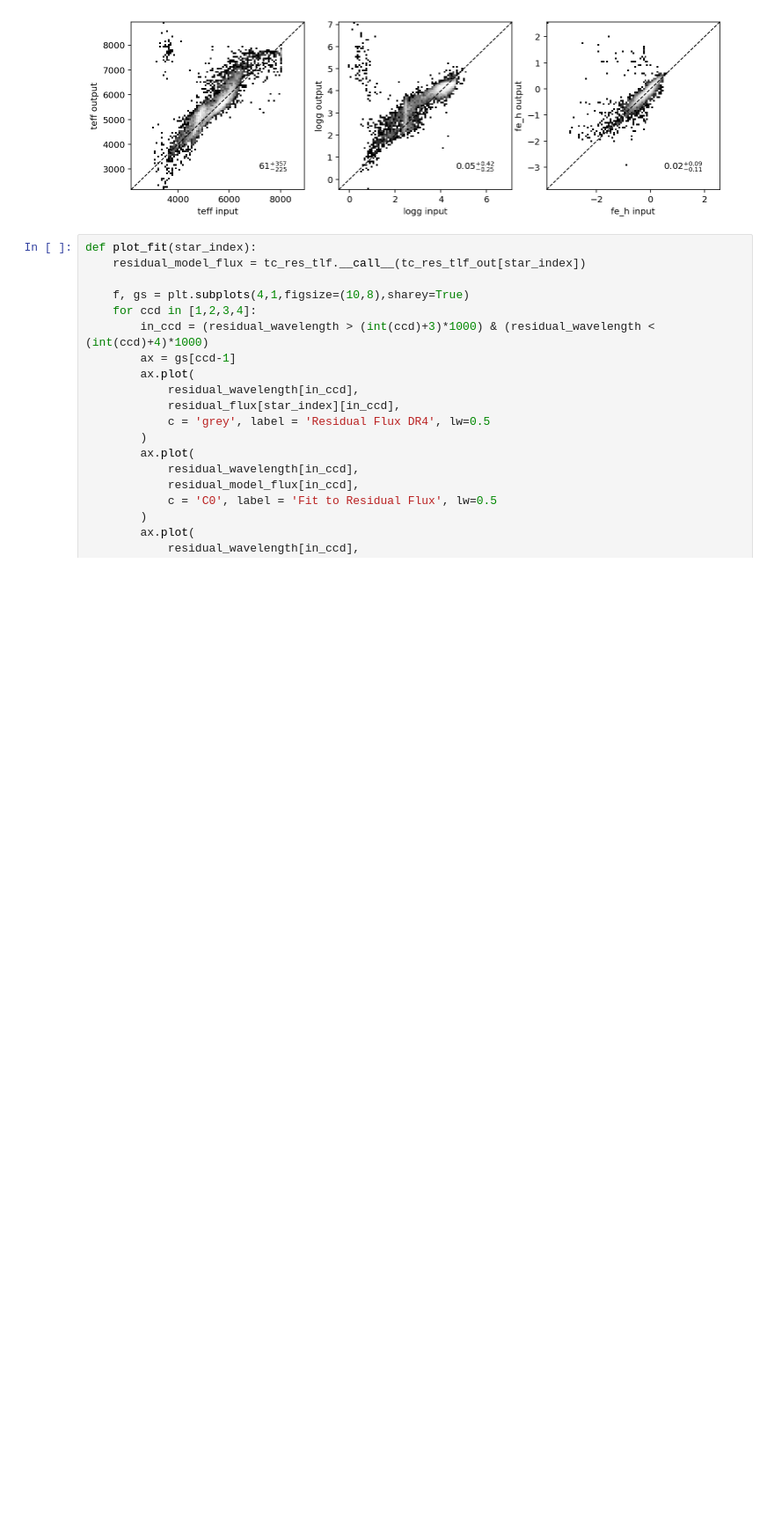
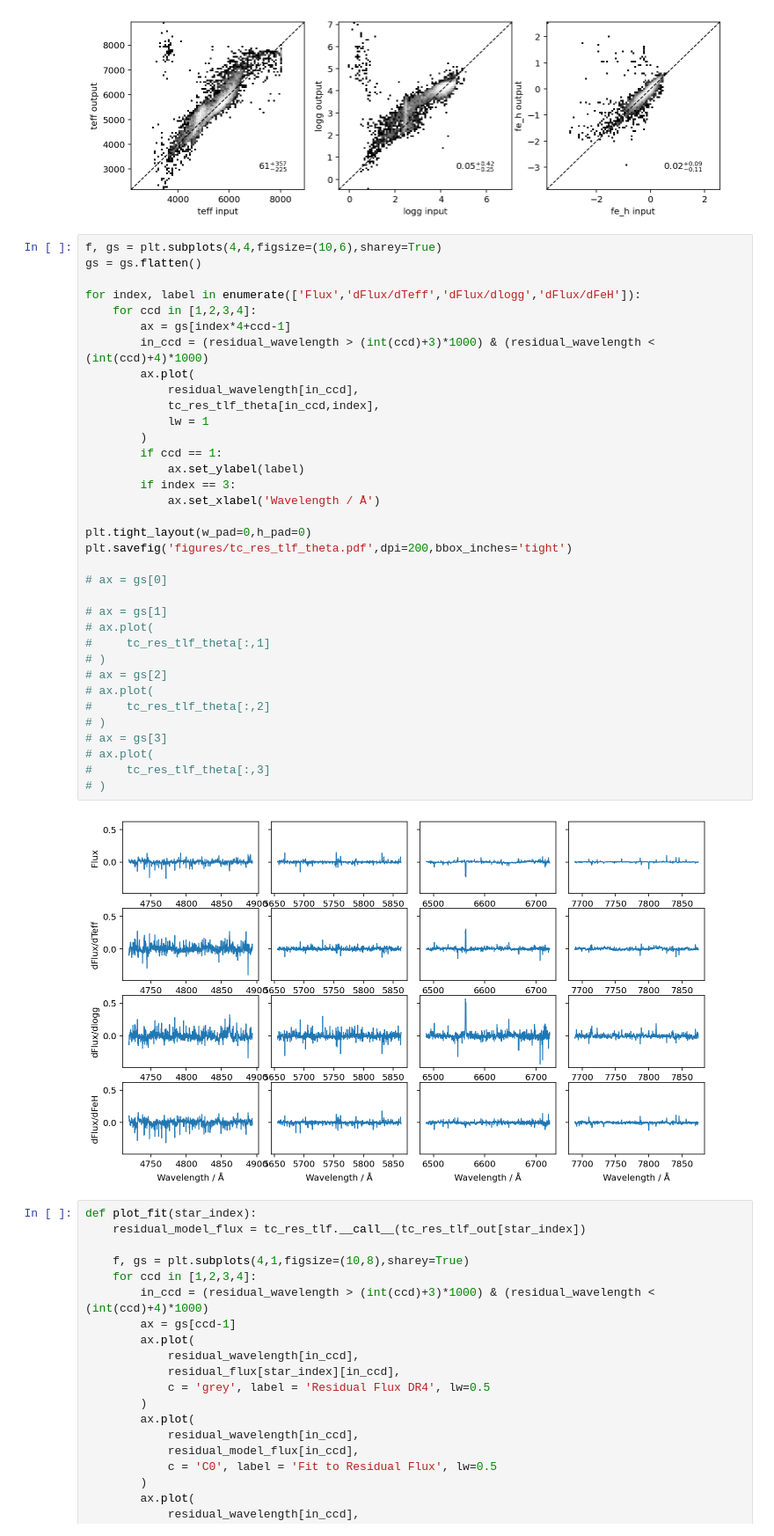
Before and after one commit to svenbuder/residual_cannon, a Jupyter notebook: residual_cannon.ipynb, the cells around one changed output. Shown at 88% size. Drawn from its saved outputs; the diff is of its cells as text; blank space fills up the shorter version.

```diff
--- a/residual_cannon.ipynb
+++ b/residual_cannon.ipynb
@@ -236,6 +236,43 @@ for index, label in enumerate(label_names):
     ax.plot([xy_min,xy_max],[xy_min,xy_max],c='k',lw=1,ls='dashed')
 # %% [output]
 [figure]
+# %%
+f, gs = plt.subplots(4,4,figsize=(10,6),sharey=True)
+gs = gs.flatten()
+
+for index, label in enumerate(['Flux','dFlux/dTeff','dFlux/dlogg','dFlux/dFeH']):
+    for ccd in [1,2,3,4]:
+        ax = gs[index*4+ccd-1]
+        in_ccd = (residual_wavelength > (int(ccd)+3)*1000) & (residual_wavelength < (int(ccd)+4)*1000)
+        ax.plot(
+            residual_wavelength[in_ccd],
+            tc_res_tlf_theta[in_ccd,index],
+            lw = 1
+        )
+        if ccd == 1:
+            ax.set_ylabel(label)
+        if index == 3:
+            ax.set_xlabel('Wavelength / Å')
+
+plt.tight_layout(w_pad=0,h_pad=0)
+plt.savefig('figures/tc_res_tlf_theta.pdf',dpi=200,bbox_inches='tight')
+
+# ax = gs[0]
+
+# ax = gs[1]
+# ax.plot(
+#     tc_res_tlf_theta[:,1]
+# )
+# ax = gs[2]
+# ax.plot(
+#     tc_res_tlf_theta[:,2]
+# )
+# ax = gs[3]
+# ax.plot(
+#     tc_res_tlf_theta[:,3]
+# )
+# %% [output]
+[figure, added]
 # %%
 def plot_fit(star_index):
     residual_model_flux = tc_res_tlf.__call__(tc_res_tlf_out[star_index])
```
Also changed, not shown: 1 other file.
